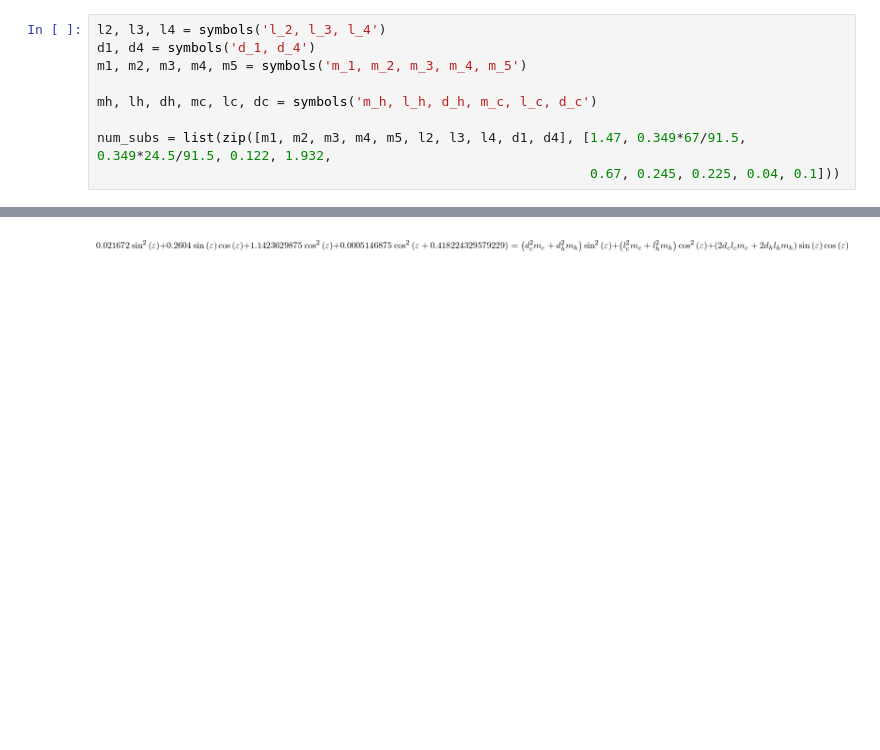
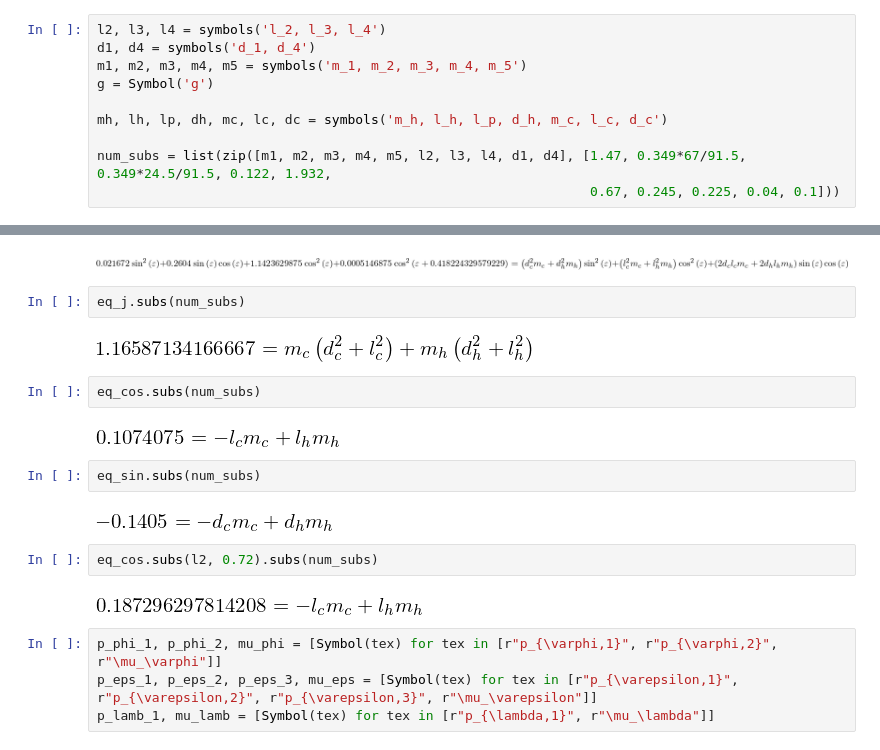
Before and after one commit to Rojetto/helicopter_thesis_code, a Jupyter notebook: scripts/model_reduction.ipynb, the cells around one changed output, grey strips where cells are left out. Saved outputs shown, nothing was run; the diff lists cells and outputs as text; blank space fills up the shorter version.

Commit message:
More parameter estimation
Try estimating parameters from static epsilon steps
Re-fix voltage-force curve params
Add max_experiment_clips utility (not used yet)

```diff
--- a/scripts/model_reduction.ipynb
+++ b/scripts/model_reduction.ipynb
@@ -5,8 +5,9 @@ init_printing()
 l2, l3, l4 = symbols('l_2, l_3, l_4')
 d1, d4 = symbols('d_1, d_4')
 m1, m2, m3, m4, m5 = symbols('m_1, m_2, m_3, m_4, m_5')
+g = Symbol('g')
 
-mh, lh, dh, mc, lc, dc = symbols('m_h, l_h, d_h, m_c, l_c, d_c')
+mh, lh, lp, dh, mc, lc, dc = symbols('m_h, l_h, l_p, d_h, m_c, l_c, d_c')
 
 num_subs = list(zip([m1, m2, m3, m4, m5, l2, l3, l4, d1, d4], [1.47, 0.349*67/91.5, 0.349*24.5/91.5, 0.122, 1.932,
                                                                0.67, 0.245, 0.225, 0.04, 0.1]))
@@ -36,3 +37,23 @@ abc = eq_jlamb.subs(num_subs)
 Eq(abc.lhs.expand(), abc.rhs.expand().collect([cos(eps)*sin(eps), sin(eps)*2, cos(eps)**2]))
 # %% [output]
 [figure]
+# %%
+eq_j.subs(num_subs)
+# %% [output]
+[figure, added]
+# %%
+eq_cos.subs(num_subs)
+# %% [output]
+[figure, added]
+# %%
+eq_sin.subs(num_subs)
+# %% [output]
+[figure, added]
+# %%
+eq_cos.subs(l2, 0.72).subs(num_subs)
+# %% [output]
+[figure, added]
+# %%
+p_phi_1, p_phi_2, mu_phi = [Symbol(tex) for tex in [r"p_{\varphi,1}", r"p_{\varphi,2}", r"\mu_\varphi"]]
+p_eps_1, p_eps_2, p_eps_3, mu_eps = [Symbol(tex) for tex in [r"p_{\varepsilon,1}", r"p_{\varepsilon,2}", r"p_{\varepsilon,3}", r"\mu_\varepsilon"]]
+p_lamb_1, mu_lamb = [Symbol(tex) for tex in [r"p_{\lambda,1}", r"\mu_\lambda"]]
```
Also changed, not shown: parts of 7 cells of this notebook, 11 other files.
